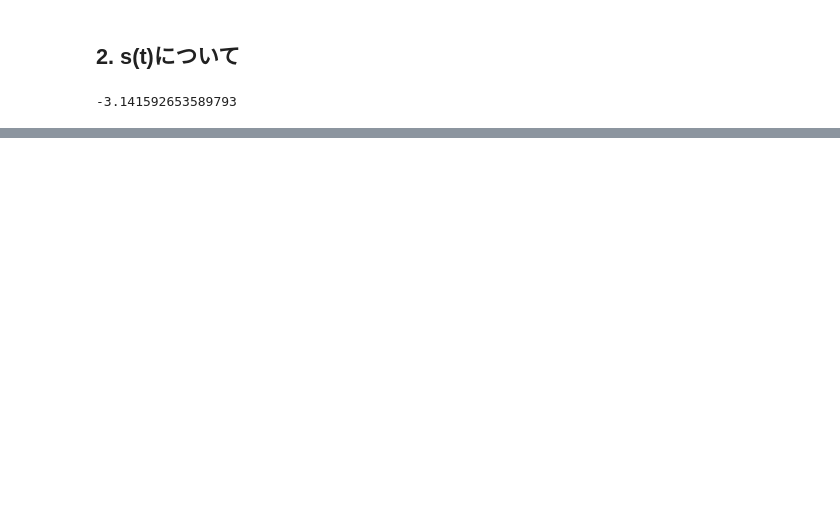
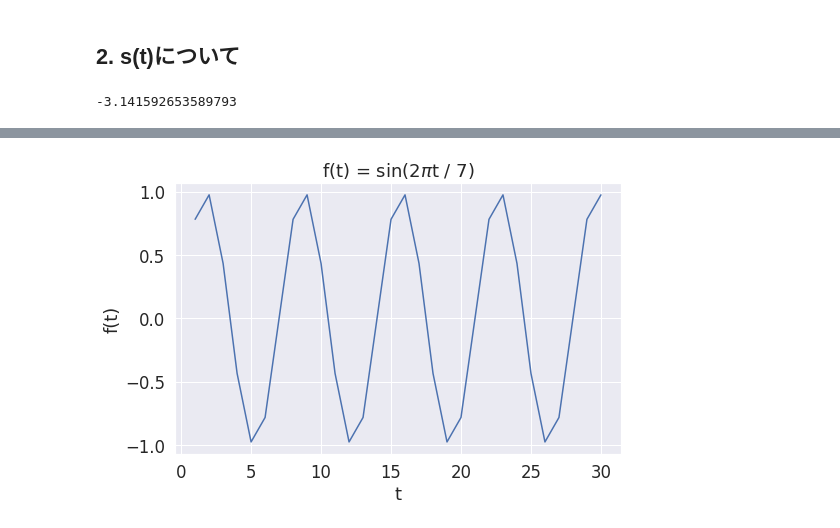
Before and after one commit to akhtoka/snippets, a Jupyter notebook: understand_prophet/prophet_calc.ipynb, the cells around one changed output, grey strips where cells are left out. Saved outputs shown, nothing was run; the diff lists cells and outputs as text; code cells hidden in the pictures; blank space fills up the shorter version.

```diff
--- a/understand_prophet/prophet_calc.ipynb
+++ b/understand_prophet/prophet_calc.ipynb
@@ -390,0 +396,10 @@ plt.show()
+# %%
+# 周波数について
+T = np.arange(1, 31)
+plt.plot(T,  np.sin(2 * np.pi * T / 7), color='b', ls='-')
+plt.title('f(t) = sin(2$ \pi $t / 7)')
+plt.ylabel('f(t)')
+plt.xlabel('t')
+plt.show()
+# %% [output]
+[figure, added]
```
Also changed, not shown: parts of 15 cells of this notebook.
